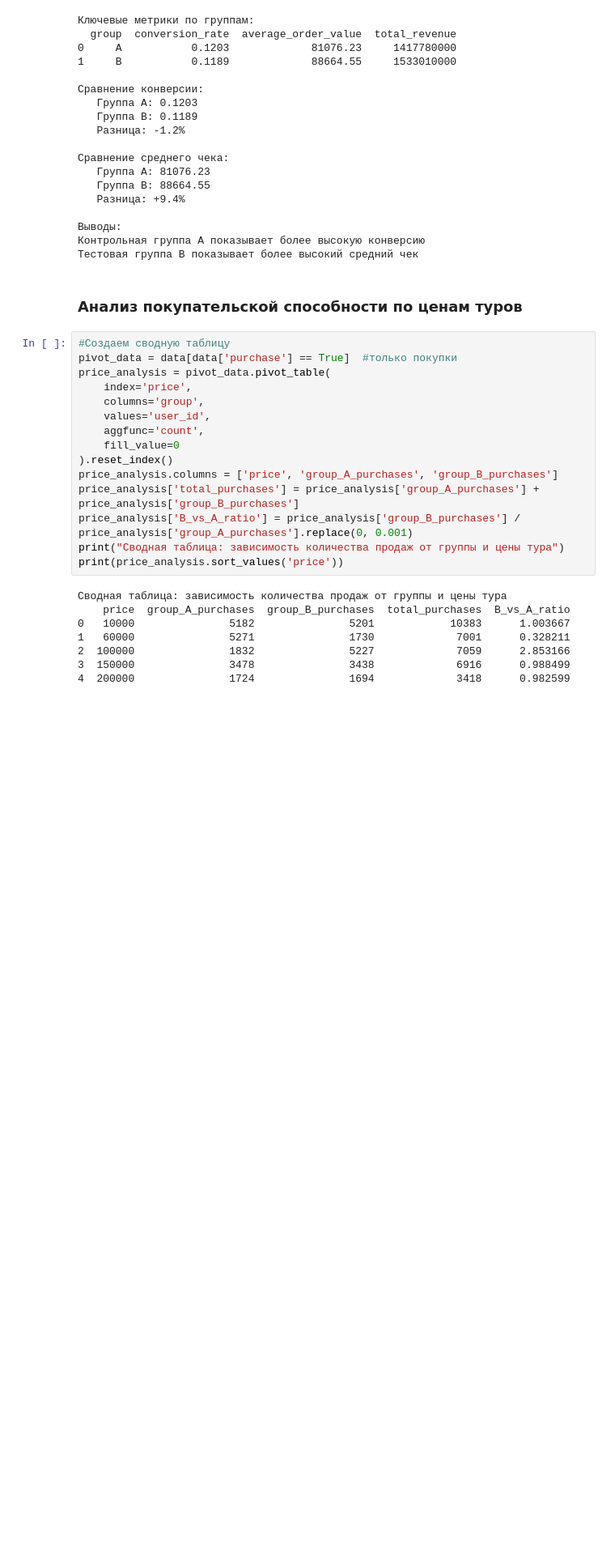
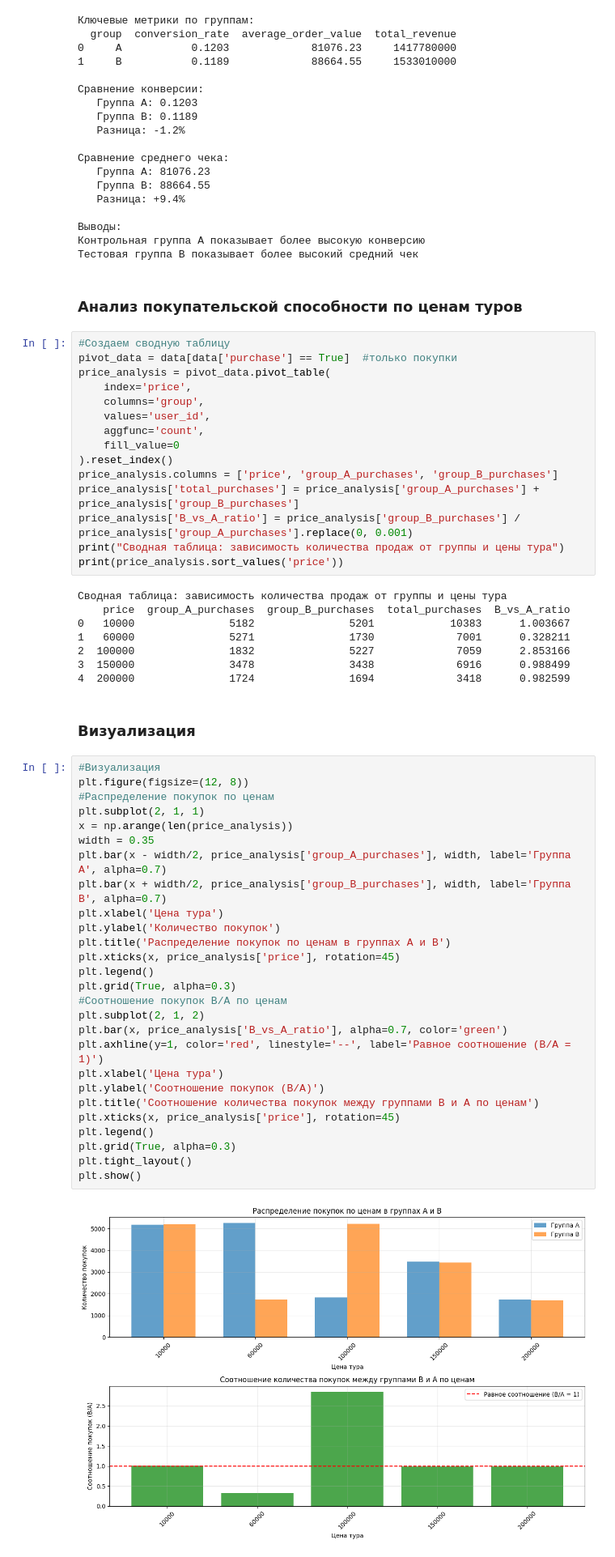
Before and after one commit to UlyanaGru/ab_testng, a Jupyter notebook: ab_testing.ipynb, the cells around one changed output. Shown: that part at 81% size. Saved outputs shown, nothing was run; the diff lists cells and outputs as text; blank space fills up the shorter version.

Commit message:
visualization

```diff
--- a/ab_testing.ipynb
+++ b/ab_testing.ipynb
@@ -311,3 +311,34 @@ print(price_analysis.sort_values('price'))
 2  100000               1832               5227             7059      2.853166
 3  150000               3478               3438             6916      0.988499
 4  200000               1724               1694             3418      0.982599
+# %% [markdown]
+### Визуализация
+# %%
+#Визуализация
+plt.figure(figsize=(12, 8))
+#Распределение покупок по ценам
+plt.subplot(2, 1, 1)
+x = np.arange(len(price_analysis))
+width = 0.35
+plt.bar(x - width/2, price_analysis['group_A_purchases'], width, label='Группа A', alpha=0.7)
+plt.bar(x + width/2, price_analysis['group_B_purchases'], width, label='Группа B', alpha=0.7)
+plt.xlabel('Цена тура')
+plt.ylabel('Количество покупок')
+plt.title('Распределение покупок по ценам в группах A и B')
+plt.xticks(x, price_analysis['price'], rotation=45)
+plt.legend()
+plt.grid(True, alpha=0.3)
+#Соотношение покупок B/A по ценам
+plt.subplot(2, 1, 2)
+plt.bar(x, price_analysis['B_vs_A_ratio'], alpha=0.7, color='green')
+plt.axhline(y=1, color='red', linestyle='--', label='Равное соотношение (B/A = 1)')
+plt.xlabel('Цена тура')
+plt.ylabel('Соотношение покупок (B/A)')
+plt.title('Соотношение количества покупок между группами B и A по ценам')
+plt.xticks(x, price_analysis['price'], rotation=45)
+plt.legend()
+plt.grid(True, alpha=0.3)
+plt.tight_layout()
+plt.show()
+# %% [output]
+[figure, added]
```
